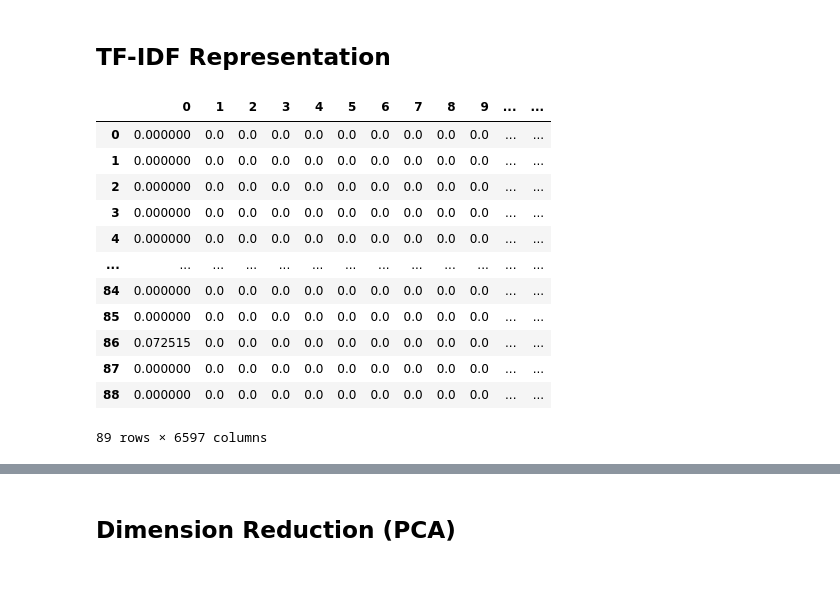
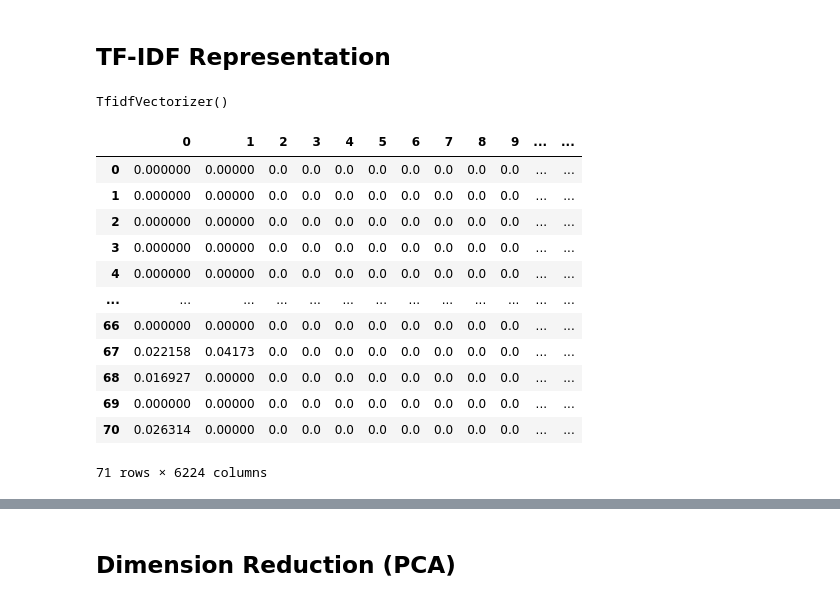
Before and after one commit to alejo963/cogaf-population, a Jupyter notebook: notebooks/text_processing.ipynb, the cells around one changed output, grey strips where cells are left out. Drawn from its saved outputs; the diff is of its cells as text; code cells hidden in the pictures.

```diff
--- a/notebooks/text_processing.ipynb
+++ b/notebooks/text_processing.ipynb
@@ -40,22 +43,24 @@ from sklearn.feature_extraction.text import TfidfVectorizer
 
 vectorizer = TfidfVectorizer()
 
-tfidf = vectorizer.fit_transform(clean_docs)
+vectorizer.fit(df_train.clean_text)
+# %% [output]
+TfidfVectorizer()
-# %%
-X = tfidf.toarray()
-X = pd.DataFrame(X)
-X
-# %% [output]
-|  | 0 | 1 | 2 | 3 | 4 | 5 | 6 | 7 | 8 | 9 | ... | ... |
-| 0 | 0.000000 | 0.0 | 0.0 | 0.0 | 0.0 | 0.0 | 0.0 | 0.0 | 0.0 | 0.0 | ... | ... |
-| 1 | 0.000000 | 0.0 | 0.0 | 0.0 | 0.0 | 0.0 | 0.0 | 0.0 | 0.0 | 0.0 | ... | ... |
-| 2 | 0.000000 | 0.0 | 0.0 | 0.0 | 0.0 | 0.0 | 0.0 | 0.0 | 0.0 | 0.0 | ... | ... |
-| 3 | 0.000000 | 0.0 | 0.0 | 0.0 | 0.0 | 0.0 | 0.0 | 0.0 | 0.0 | 0.0 | ... | ... |
-| 4 | 0.000000 | 0.0 | 0.0 | 0.0 | 0.0 | 0.0 | 0.0 | 0.0 | 0.0 | 0.0 | ... | ... |
-| ... | ... | ... | ... | ... | ... | ... | ... | ... | ... | ... | ... | ... |
-| 84 | 0.000000 | 0.0 | 0.0 | 0.0 | 0.0 | 0.0 | 0.0 | 0.0 | 0.0 | 0.0 | ... | ... |
-| 85 | 0.000000 | 0.0 | 0.0 | 0.0 | 0.0 | 0.0 | 0.0 | 0.0 | 0.0 | 0.0 | ... | ... |
-| 86 | 0.072515 | 0.0 | 0.0 | 0.0 | 0.0 | 0.0 | 0.0 | 0.0 | 0.0 | 0.0 | ... | ... |
-| 87 | 0.000000 | 0.0 | 0.0 | 0.0 | 0.0 | 0.0 | 0.0 | 0.0 | 0.0 | 0.0 | ... | ... |
-| 88 | 0.000000 | 0.0 | 0.0 | 0.0 | 0.0 | 0.0 | 0.0 | 0.0 | 0.0 | 0.0 | ... | ... |
-89 rows × 6597 columns
+# %%
+X_train = vectorizer.transform(df_train.clean_text).toarray()
+X_train = pd.DataFrame(X_train)
+X_train
+# %% [output]
+|  | 0 | 1 | 2 | 3 | 4 | 5 | 6 | 7 | 8 | 9 | ... | ... |
+| 0 | 0.000000 | 0.00000 | 0.0 | 0.0 | 0.0 | 0.0 | 0.0 | 0.0 | 0.0 | 0.0 | ... | ... |
+| 1 | 0.000000 | 0.00000 | 0.0 | 0.0 | 0.0 | 0.0 | 0.0 | 0.0 | 0.0 | 0.0 | ... | ... |
+| 2 | 0.000000 | 0.00000 | 0.0 | 0.0 | 0.0 | 0.0 | 0.0 | 0.0 | 0.0 | 0.0 | ... | ... |
+| 3 | 0.000000 | 0.00000 | 0.0 | 0.0 | 0.0 | 0.0 | 0.0 | 0.0 | 0.0 | 0.0 | ... | ... |
+| 4 | 0.000000 | 0.00000 | 0.0 | 0.0 | 0.0 | 0.0 | 0.0 | 0.0 | 0.0 | 0.0 | ... | ... |
+| ... | ... | ... | ... | ... | ... | ... | ... | ... | ... | ... | ... | ... |
+| 66 | 0.000000 | 0.00000 | 0.0 | 0.0 | 0.0 | 0.0 | 0.0 | 0.0 | 0.0 | 0.0 | ... | ... |
+| 67 | 0.022158 | 0.04173 | 0.0 | 0.0 | 0.0 | 0.0 | 0.0 | 0.0 | 0.0 | 0.0 | ... | ... |
+| 68 | 0.016927 | 0.00000 | 0.0 | 0.0 | 0.0 | 0.0 | 0.0 | 0.0 | 0.0 | 0.0 | ... | ... |
+| 69 | 0.000000 | 0.00000 | 0.0 | 0.0 | 0.0 | 0.0 | 0.0 | 0.0 | 0.0 | 0.0 | ... | ... |
+| 70 | 0.026314 | 0.00000 | 0.0 | 0.0 | 0.0 | 0.0 | 0.0 | 0.0 | 0.0 | 0.0 | ... | ... |
+71 rows × 6224 columns
```
Also changed, not shown: parts of 26 cells of this notebook, 2 other files.
